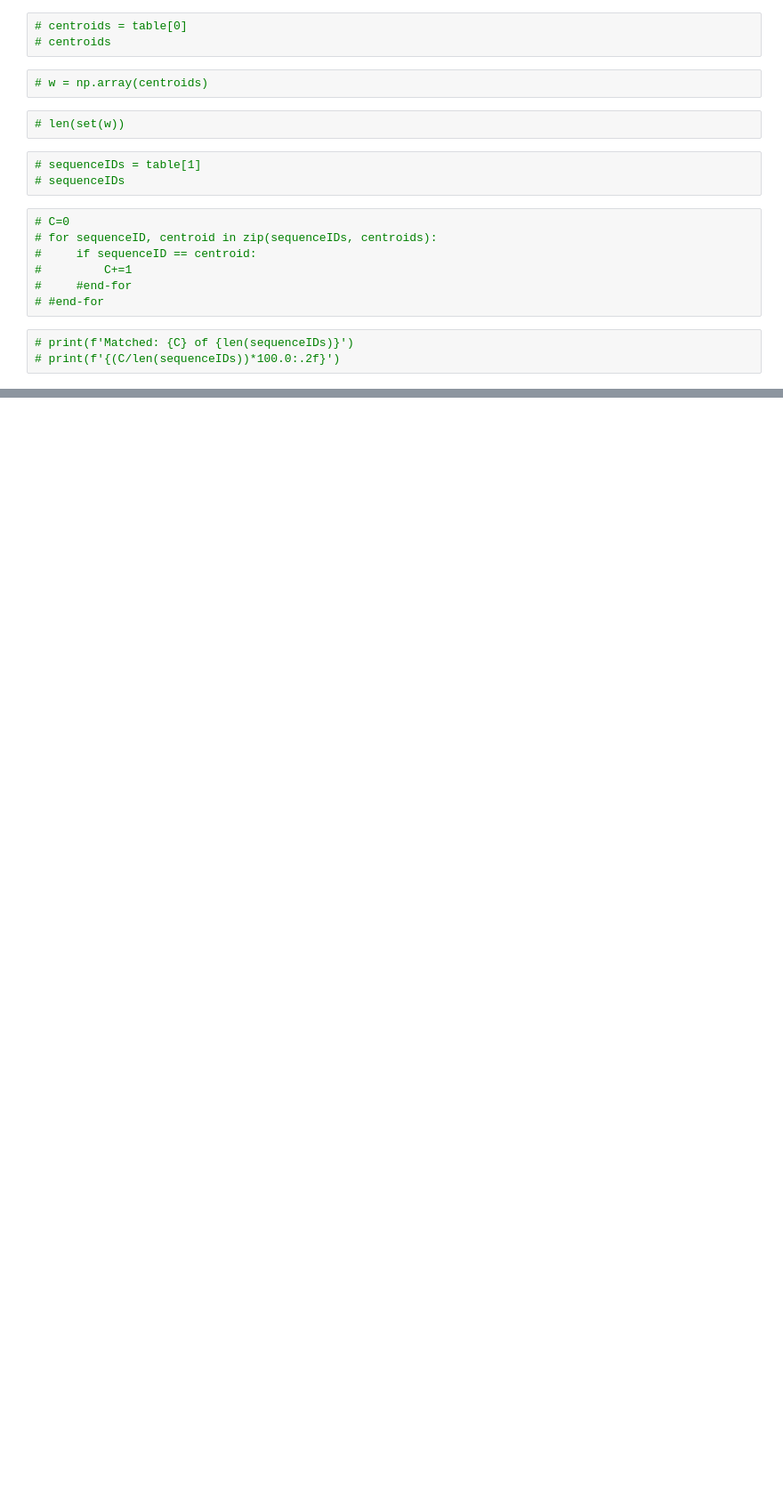
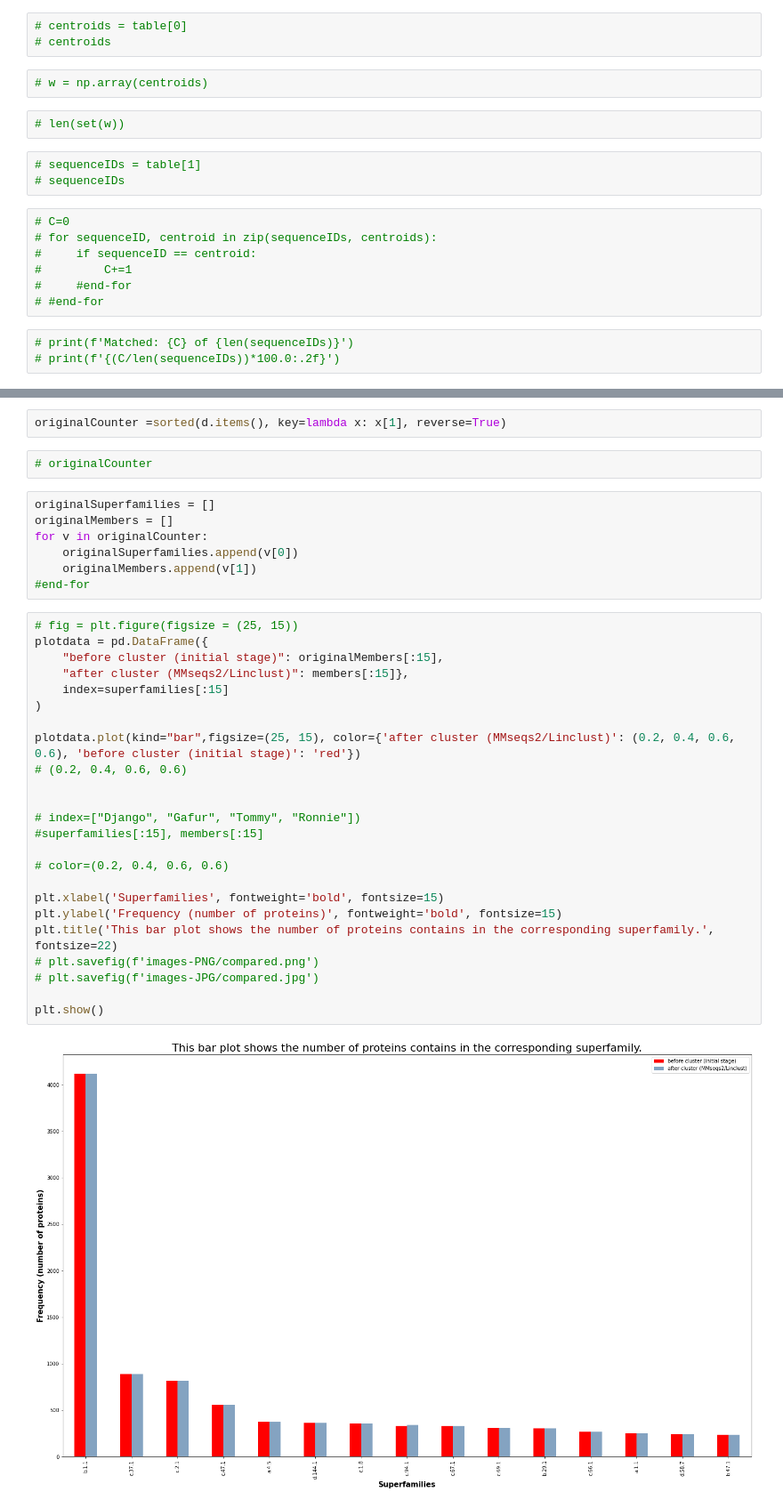
Before and after one commit to mrzResearchArena/esm-embedding-clustering, a Jupyter notebook: MMseqs2-Clustering.ipynb, the cells around one changed output, grey strips where cells are left out. Shown at 89% size. Drawn from its saved outputs; the diff is of its cells as text; blank space fills up the shorter version.

```diff
--- a/MMseqs2-Clustering.ipynb
+++ b/MMseqs2-Clustering.ipynb
@@ -353,0 +588,37 @@ np.save(arr=clusterResults, file='outputMMseqs2')
+# %%
+originalCounter =sorted(d.items(), key=lambda x: x[1], reverse=True)
+# %%
+# originalCounter
+# %%
+originalSuperfamilies = []
+originalMembers = []
+for v in originalCounter:
+    originalSuperfamilies.append(v[0])
+    originalMembers.append(v[1])
+#end-for
+# %%
+# fig = plt.figure(figsize = (25, 15))
+plotdata = pd.DataFrame({
+    "before cluster (initial stage)": originalMembers[:15],
+    "after cluster (MMseqs2/Linclust)": members[:15]},
+    index=superfamilies[:15]
+)
+
+plotdata.plot(kind="bar",figsize=(25, 15), color={'after cluster (MMseqs2/Linclust)': (0.2, 0.4, 0.6, 0.6), 'before cluster (initial stage)': 'red'})
+# (0.2, 0.4, 0.6, 0.6)
+
+
+# index=["Django", "Gafur", "Tommy", "Ronnie"])
+#superfamilies[:15], members[:15]
+
+# color=(0.2, 0.4, 0.6, 0.6)
+
+plt.xlabel('Superfamilies', fontweight='bold', fontsize=15)
+plt.ylabel('Frequency (number of proteins)', fontweight='bold', fontsize=15)
+plt.title('This bar plot shows the number of proteins contains in the corresponding superfamily.', fontsize=22)
+# plt.savefig(f'images-PNG/compared.png')
+# plt.savefig(f'images-JPG/compared.jpg')
+
+plt.show()
+# %% [output]
+[figure, added]
```
Also changed, not shown: parts of 46 cells of this notebook, 2 other files.
